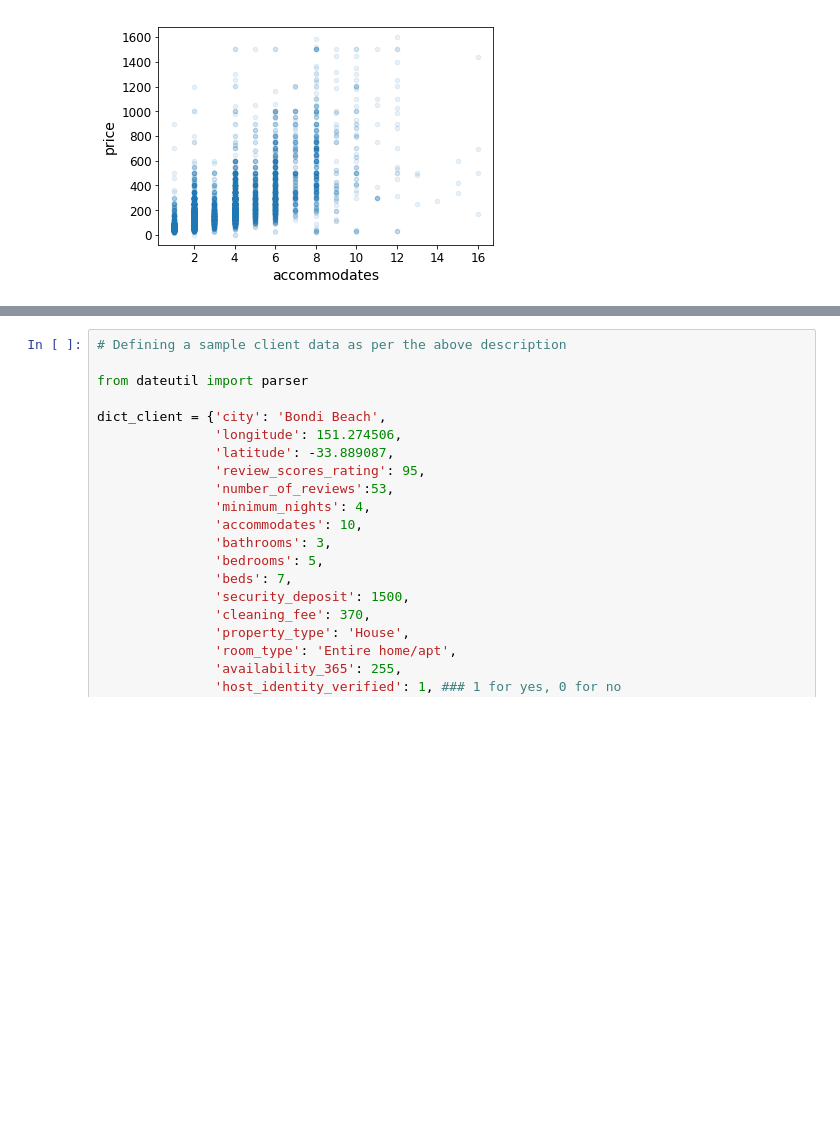
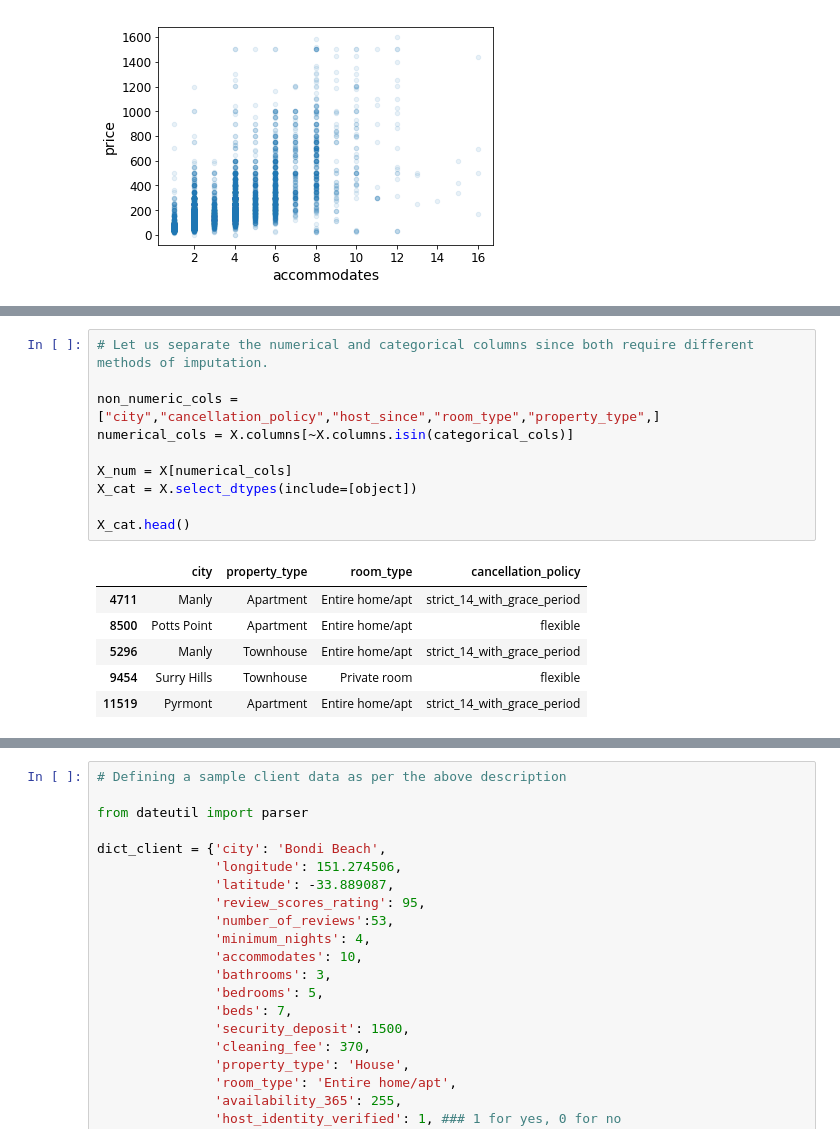
Before and after one commit to vandana-iyer/data_science_case_studies, a Jupyter notebook: Travel/Airbnb_Sydney_Fair_Price_Evaluation.ipynb, the cells around one changed output, grey strips where cells are left out. Cells and saved outputs as stored; diff of their text form; blank space fills up the shorter version.

```diff
--- a/Travel/Airbnb_Sydney_Fair_Price_Evaluation.ipynb
+++ b/Travel/Airbnb_Sydney_Fair_Price_Evaluation.ipynb
@@ -594 +629,18 @@ print(log_loss(y_test,y_pred))
+# %%
+# Let us separate the numerical and categorical columns since both require different methods of imputation.
+
+non_numeric_cols = ["city","cancellation_policy","host_since","room_type","property_type",]
+numerical_cols = X.columns[~X.columns.isin(categorical_cols)]
+
+X_num = X[numerical_cols]
+X_cat = X.select_dtypes(include=[object])
+
+X_cat.head()
+# %% [output]
+|  | city | property_type | room_type | cancellation_policy |
+| 4711 | Manly | Apartment | Entire home/apt | strict_14_with_grace_period |
+| 8500 | Potts Point | Apartment | Entire home/apt | flexible |
+| 5296 | Manly | Townhouse | Entire home/apt | strict_14_with_grace_period |
+| 9454 | Surry Hills | Townhouse | Private room | flexible |
+| 11519 | Pyrmont | Apartment | Entire home/apt | strict_14_with_grace_period |
 # %%
```
Also changed, not shown: parts of 29 cells of this notebook, 1 other file.
